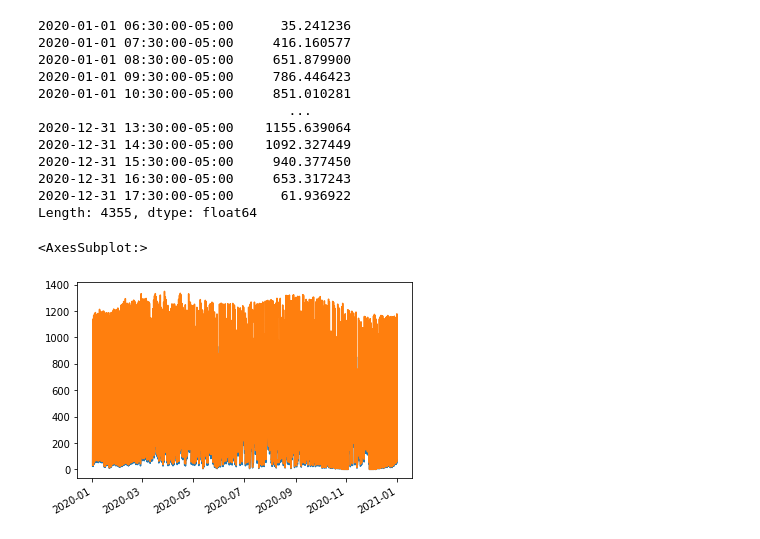
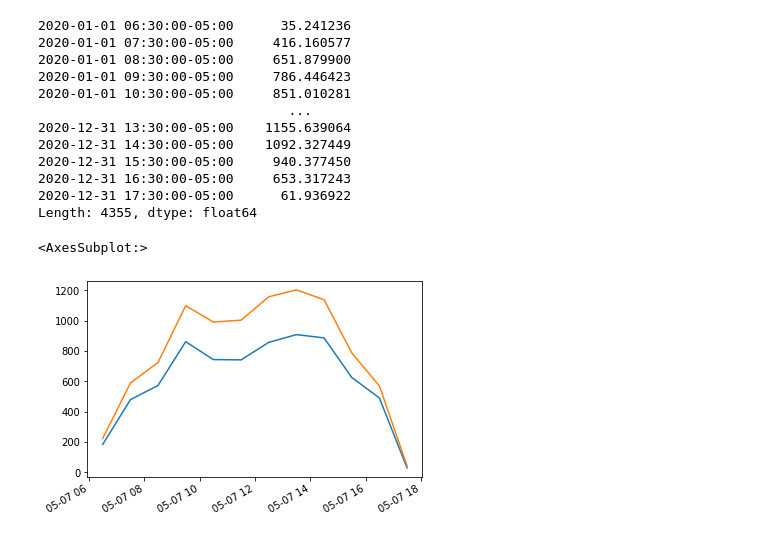
Before and after one commit to BifacialPV/Proyecto-de-grado, a Jupyter notebook: Codigo_Personal/Codigo_Base.ipynb, the cells around one changed output. Cells and saved outputs as stored; diff of their text form; code cells hidden in the pictures.

```diff
--- a/Codigo_Personal/Codigo_Base.ipynb
+++ b/Codigo_Personal/Codigo_Base.ipynb
@@ -270,10 +266,14 @@ irrad
 2020-12-31 16:30:00-05:00     653.317243
 2020-12-31 17:30:00-05:00      61.936922
 Length: 4355, dtype: float64
-# %%
-poa_frontabsorb.plot()
-irrad.plot()
-# %% [output]
-<AxesSubplot:>
-[figure, removed]
+# %%
+fecha = '2020-05-07 '
+poa_1=poa_frontabsorb[fecha+'00:00:00':fecha+'23:59:00']
+irrad_1=irrad[fecha+'00:00:00':fecha+'23:59:00']
+
+poa_1.plot()
+irrad_1.plot()
+# %% [output]
+<AxesSubplot:>
+[figure, added]
 # %%
```
Also changed, not shown: parts of 13 cells of this notebook, 1 other file.
